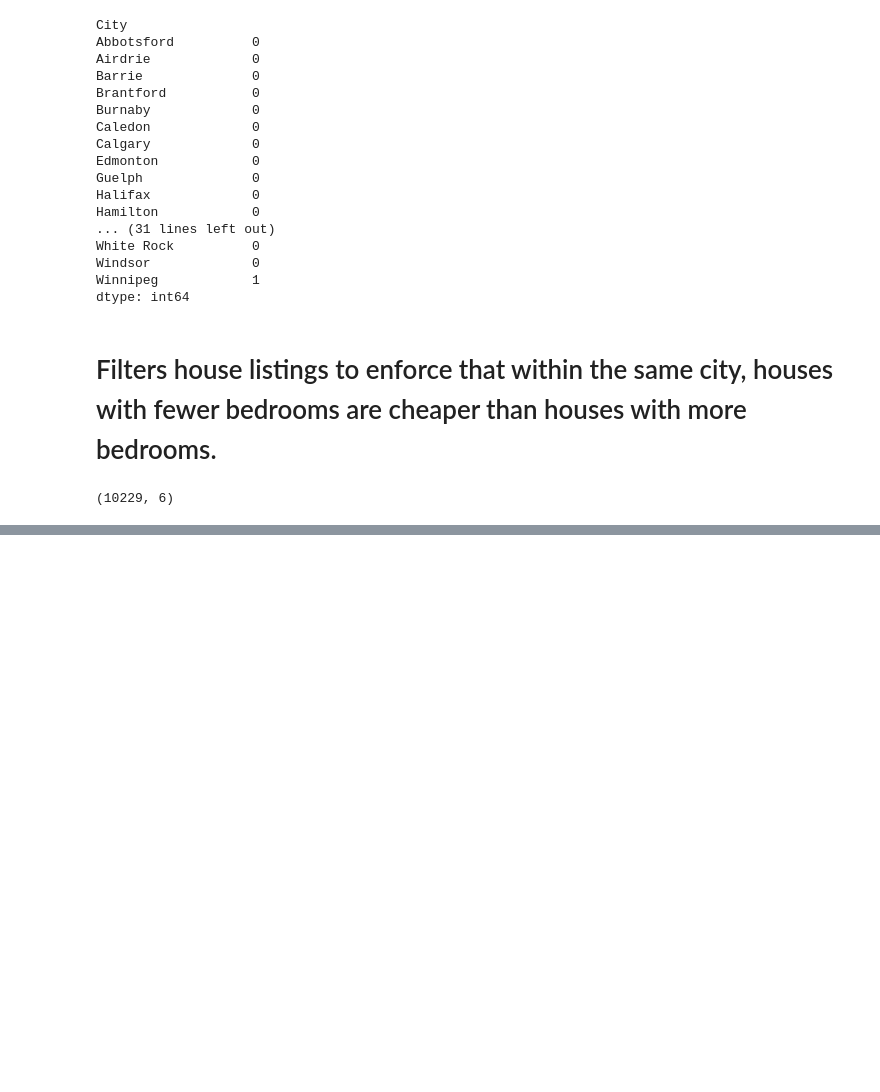
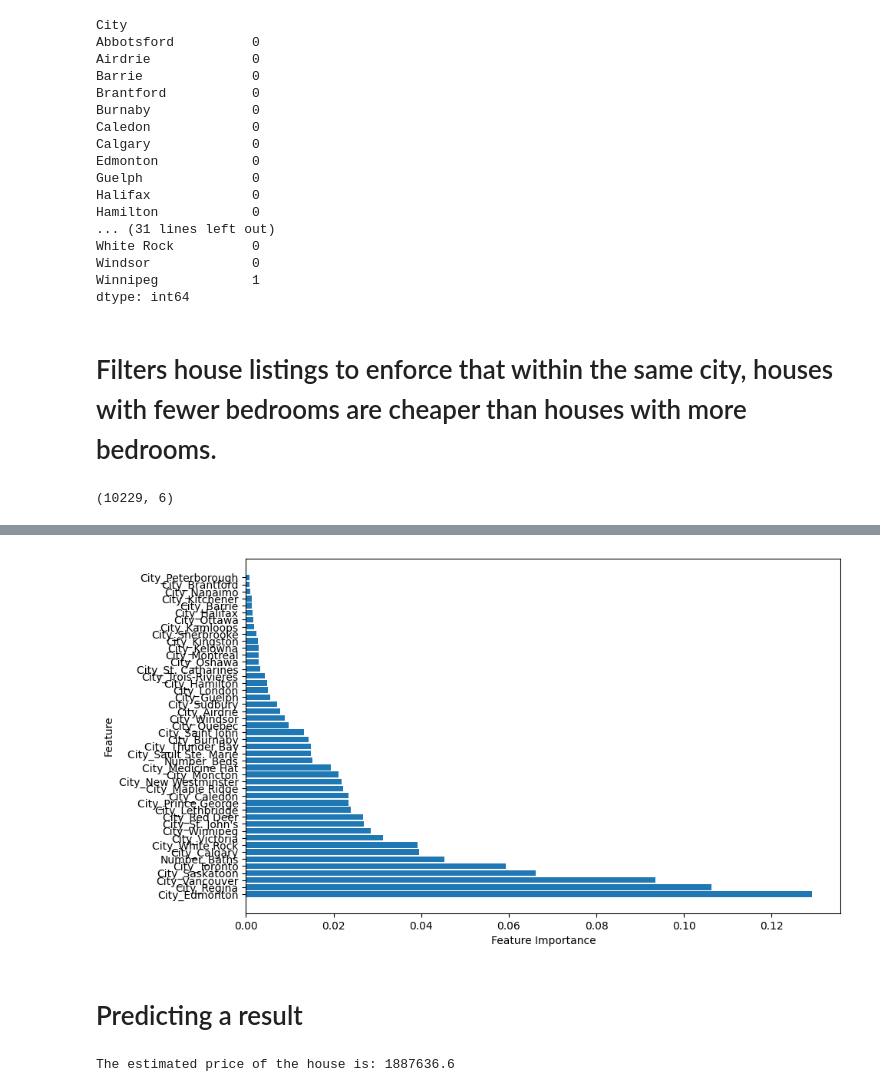
Before and after one commit to ShouravRakshit/Data-Science-Projects, a Jupyter notebook: CanadianHousePrice/house_prices.ipynb, the cells around one changed output, grey strips where cells are left out. Drawn from its saved outputs; the diff is of its cells as text; code cells hidden in the pictures; blank space fills up the shorter version.

Commit message:
finished on working on the machine learning model

```diff
--- a/CanadianHousePrice/house_prices.ipynb
+++ b/CanadianHousePrice/house_prices.ipynb
@@ -305,0 +340,3 @@ print(df1_filtered.shape)
+# %%
+X = df1.drop('Price', axis='columns')
+X.head(30)
@@ -305,0 +362,3 @@ print(df1_filtered.shape)
+# %%
+y = df1['Price']
+y.head()
@@ -305,0 +372,3 @@ print(df1_filtered.shape)
+# %%
+# Transform the target variable
+y = np.log(y)
@@ -305,0 +377,3 @@ print(df1_filtered.shape)
+# %%
+from sklearn.model_selection import train_test_split
+X_train, X_test, y_train, y_test = train_test_split(X, y, test_size=0.2, random_state=10)
@@ -305,0 +451,39 @@ print(df1_filtered.shape)
+# %%
+# Plot the feature importances
+importances = best_model.named_steps['model'].feature_importances_
+features = X_train.columns
+indices = np.argsort(importances)[::-1]
+
+plt.figure(figsize=(10, 6))
+plt.barh(range(X_train.shape[1]), importances[indices], align='center')
+plt.yticks(range(X_train.shape[1]), [features[i] for i in indices])
+plt.xlabel('Feature Importance')
+plt.ylabel('Feature')
+plt.show()
+# %% [output]
+[figure, added]
+# %% [markdown]
+# Predicting a result
+# %%
+
+# Initialize the features dictionary with all cities set to 0
+features = {col: 0 for col in X_train.columns}
+
+# Set the specific features for the prediction
+features.update({
+    'Number_Beds': 6,
+    'Number_Baths': 5,
+    'City_Toronto': 1,  # Set the city of interest to 1
+})
+
+# Create a dataframe from the dictionary
+X_pred = pd.DataFrame([features])
+
+# Make a prediction using the model in log scale
+log_price = best_model.predict(X_pred)[0]
+
+# Convert the log price back to the original scale
+price = np.exp(log_price)  # NEW: Exponentiate to get the original price scale
+print("The estimated price of the house is:", price)
+# %% [output]
+The estimated price of the house is: 1887636.6
```
Also changed, not shown: parts of 21 cells of this notebook, 2 other files.
